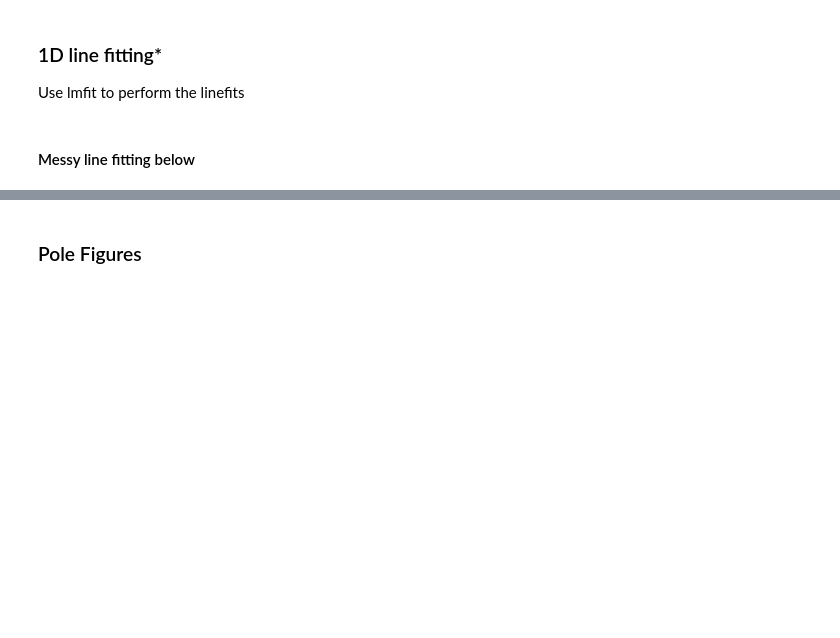
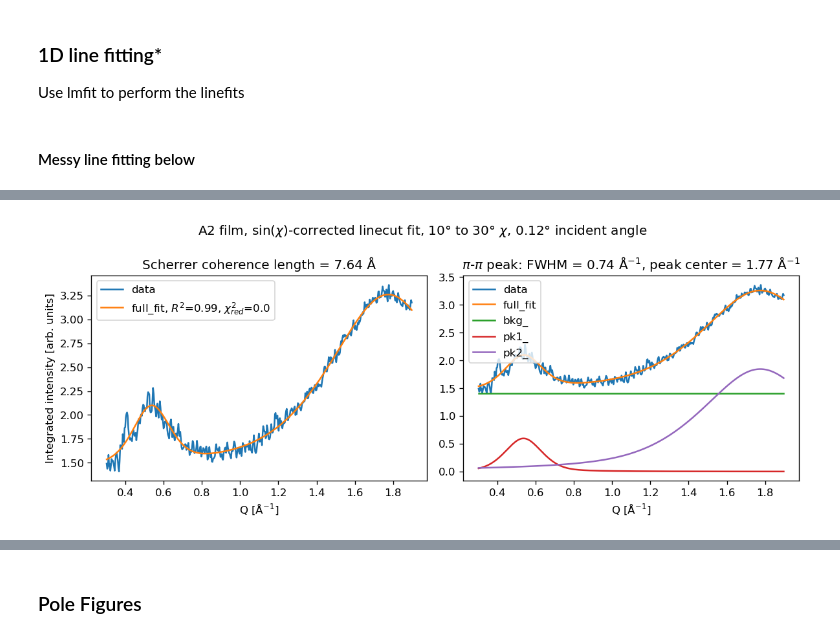
Before and after one commit to andrewjlevin/giwaxs_suite, a Jupyter notebook: nsls2_notebooks/2023C2_ex_situ/cms-giwaxs_plotting_A1-3.ipynb, the cells around one changed output, grey strips where cells are left out. Cells and saved outputs as stored; diff of their text form; code cells hidden in the pictures; blank space fills up the shorter version.

Commit message:
adding more line fitting code, very WIP still

```diff
--- a/nsls2_notebooks/2023C2_ex_situ/cms-giwaxs_plotting_A1-3.ipynb
+++ b/nsls2_notebooks/2023C2_ex_situ/cms-giwaxs_plotting_A1-3.ipynb
@@ -1195,0 +812,88 @@ out.summary()['message']
+# %%
+### A2
+
+# Set lims
+oop_chi_min = 10
+oop_chi_max = 30
+
+ip_chi_min = 65
+ip_chi_max = 82
+
+q_min = 0.1
+q_max = 2.04
+# q_min = 0.2
+# q_max = 0.8
+
+# Set savePath
+savePath = outPath.joinpath('A1-3set_waxs/bcy651/line_fits_v1')
+
+selected_attrs_dict = {'film': ['A2']}
+selected_DAs = select_attrs(folded_corr_DAs, selected_attrs_dict)
+
+
+DA = selected_DAs[1].copy()
+DA.data = DA.data / thicknesses['A2']
+
+OOP_linecut_DA = DA.sel(chi=slice(oop_chi_min, oop_chi_max), qr=slice(0.3, 1.9)).integrate('chi')
+
+point_x = 0.3
+point_y = float(DA.sel(chi=slice(oop_chi_min, oop_chi_max), qr=slice(point_x-0.01, point_x+0.01)).mean('qr').integrate('chi'))
+point_y = point_y - point_y*(0.08)
+
+x = OOP_linecut_DA.qr.data
+y = OOP_linecut_DA.data
+
+# Define all models to include in fitting
+bkg_mod = models.LinearModel(prefix='bkg_')
+pars = bkg_mod.make_params()
+pars = bkg_mod.make_params(intercept=point_y, slope=0)
+pars['bkg_intercept'].set(vary=False)
+pars['bkg_slope'].set(vary=False)
+
+pk1_mod = models.PseudoVoigtModel(prefix='pk1_')
+# pars = pk1_mod.make_params(center=0.55)
+pars += pk1_mod.guess(y, x, center=0.55)
+# pars['pk1_amplitude'].set(min=0.5)
+pars['pk1_amplitude'].set(min=0)
+
+# pk2_mod = models.LorentzianModel(prefix='pk2_')
+pk2_mod = models.PseudoVoigtModel(prefix='pk2_')
+
+pars += pk2_mod.guess(y, x, center=1.7)
+# pars['pk2_center'].set(max = 0.62, min = 0.58)
+# pars['pk2_sigma'].set(max = 0.03)
+pars['pk2_amplitude'].set(min=0)
+
+# pk3_mod = models.PseudoVoigtModel(prefix='pk3_')
+# pars += pk3_mod.guess(y, x, center=0.8)
+# pars['pk3_center'].set(max=0.9, min = 0.7)
+# pars['pk3_amplitude'].set(min=0)
+
+
+# Combine into full model
+# mod = bkg_mod + pk1_mod + pk2_mod + pk3_mod
+mod = bkg_mod + pk1_mod + pk2_mod  # + pk3_mod
+
+# Run fit and store all info in a ModelResult object
+out = mod.fit(y, pars, x=x)
+FWHM = np.round(float(out.params['pk2_fwhm']), 2)
+center = np.round(float(out.params['pk2_center']), 2)
+Lc = np.round((2*np.pi*0.9)/FWHM, 2)
+
+# Plot
+axs, fig = fit_plotter(x, y, out)
+fig.set(size_inches=(10,4), tight_layout=True, dpi=120)
+
+axs[0].set(ylabel=f'Integrated intensity [arb. units]', title=f'Scherrer coherence length = {Lc} Å')
+axs[1].set(title=f'$\pi$-$\pi$ peak: FWHM = {FWHM}' + ' Å$^{-1}$, ' + f'peak center = {center}' + ' Å$^{-1}$')
+fig.suptitle(f'{DA.film} film, sin($\chi$)-corrected linecut fit, {oop_chi_min}° to {oop_chi_max}° $\chi$, {DA.incident_angle[2:-1]}° incident angle')
+
+# fig.savefig(savePath.joinpath(f'{DA.film}_{intensity_type}_{DA.incident_angle}_{oop_chi_min}to{oop_chi_max}chi.png'), dpi=120)
+plt.show()
+plt.close('all')
+
+
+print(f'FWHM = {FWHM}, Lc = {Lc}\n')
+display(out.best_values)
+# %% [output]
+[figure, added]
```
Also changed, not shown: parts of 27 cells of this notebook, 2 other files.
